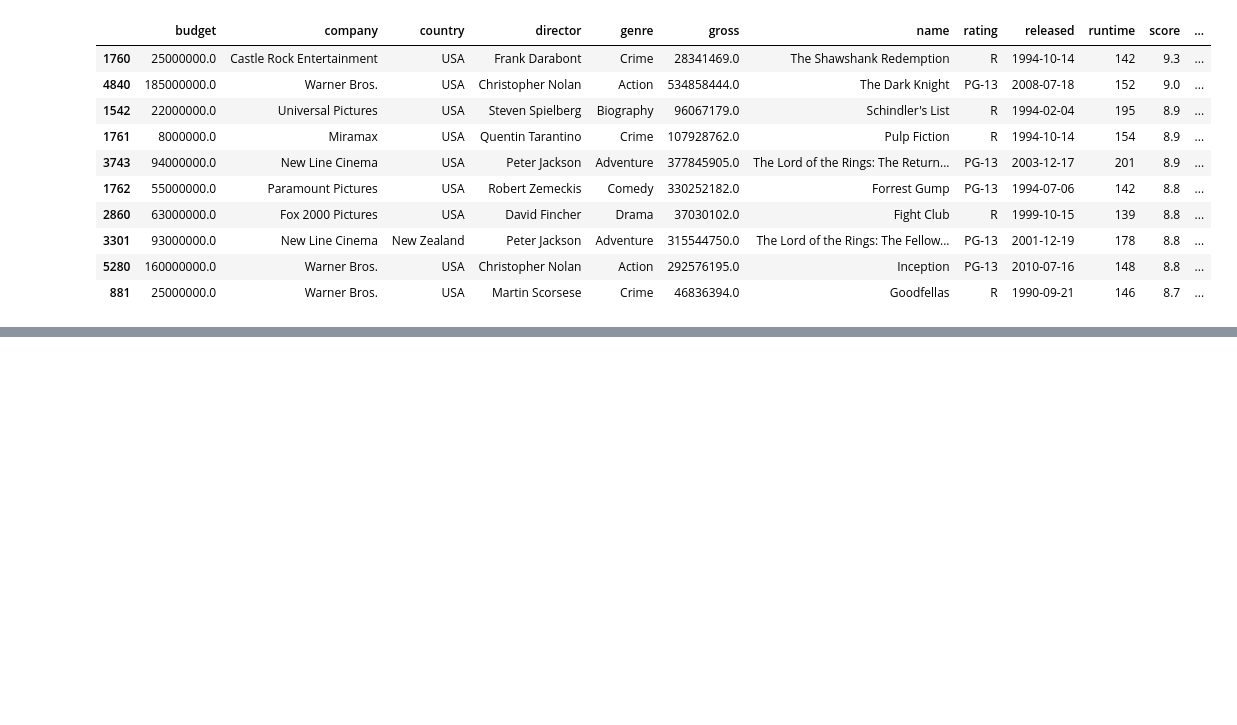
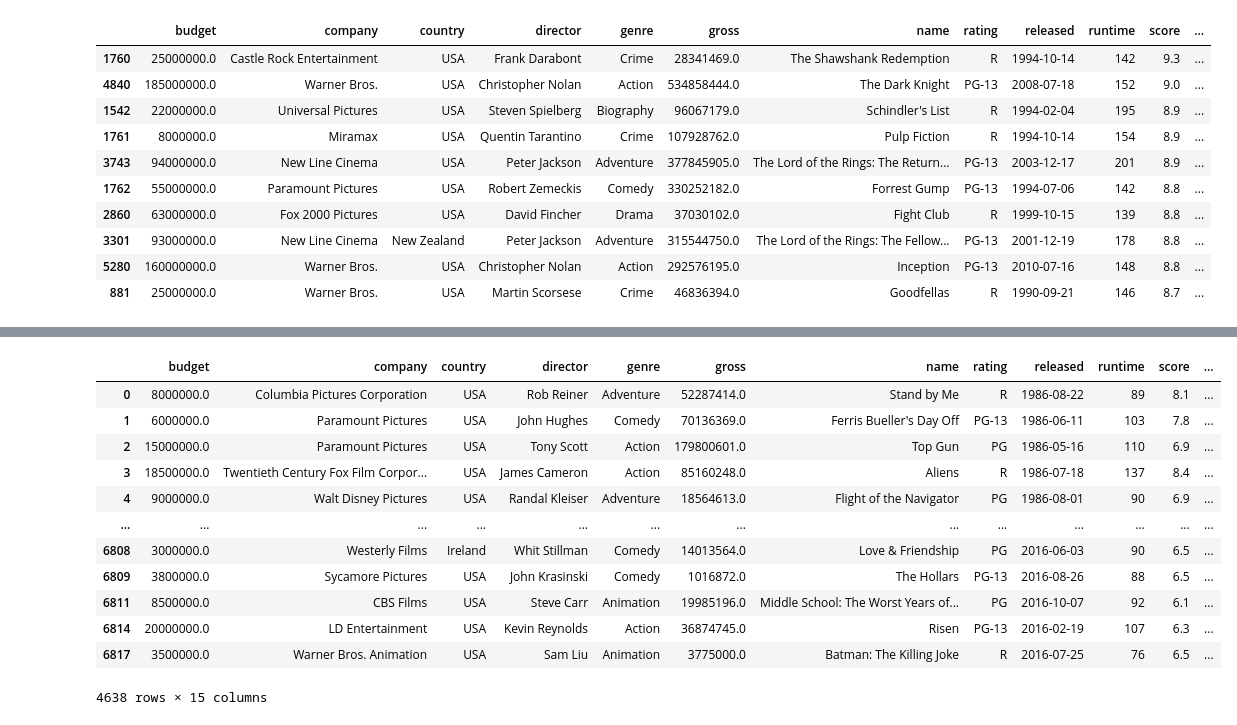
Before and after one commit to javiermingo/hello-world, a Jupyter notebook: Untitled0.ipynb, the cells around one changed output, grey strips where cells are left out. Cells and saved outputs as stored; diff of their text form; code cells hidden in the pictures; blank space fills up the shorter version.

```diff
--- a/Untitled0.ipynb
+++ b/Untitled0.ipynb
@@ -122,3 +124,6 @@ alt.Chart(source).mark_bar().encode(
 )
 # %% [output]
 [interactive output not drawn]
+# %%
+!wget https://raw.githubusercontent.com/Exploratorio-DCC-PUC/Syllabus/master/Tareas/Tarea%20Grande%201/movies.csv
+datos = pd.read_csv("movies.csv", encoding="latin-1")
@@ -199,0 +191,19 @@ alt.Chart(hola).mark_bar().encode(
+# %%
+df = datos
+indexNames = df[ df['budget'] == 0 ].index #encuentra los indices que cumplen
+df.drop(indexNames , inplace=True) #borra los indices del datafram
+df
+# %% [output]
+|  | budget | company | country | director | genre | gross | name | rating | released | runtime | score | ... |
+| 0 | 8000000.0 | Columbia Pictures Corporation | USA | Rob Reiner | Adventure | 52287414.0 | Stand by Me | R | 1986-08-22 | 89 | 8.1 | ... |
+| 1 | 6000000.0 | Paramount Pictures | USA | John Hughes | Comedy | 70136369.0 | Ferris Bueller's Day Off | PG-13 | 1986-06-11 | 103 | 7.8 | ... |
+| 2 | 15000000.0 | Paramount Pictures | USA | Tony Scott | Action | 179800601.0 | Top Gun | PG | 1986-05-16 | 110 | 6.9 | ... |
+| 3 | 18500000.0 | Twentieth Century Fox Film Corpor... | USA | James Cameron | Action | 85160248.0 | Aliens | R | 1986-07-18 | 137 | 8.4 | ... |
+| 4 | 9000000.0 | Walt Disney Pictures | USA | Randal Kleiser | Adventure | 18564613.0 | Flight of the Navigator | PG | 1986-08-01 | 90 | 6.9 | ... |
+| ... | ... | ... | ... | ... | ... | ... | ... | ... | ... | ... | ... | ... |
+| 6808 | 3000000.0 | Westerly Films | Ireland | Whit Stillman | Comedy | 14013564.0 | Love & Friendship | PG | 2016-06-03 | 90 | 6.5 | ... |
+| 6809 | 3800000.0 | Sycamore Pictures | USA | John Krasinski | Comedy | 1016872.0 | The Hollars | PG-13 | 2016-08-26 | 88 | 6.5 | ... |
+| 6811 | 8500000.0 | CBS Films | USA | Steve Carr | Animation | 19985196.0 | Middle School: The Worst Years of... | PG | 2016-10-07 | 92 | 6.1 | ... |
+| 6814 | 20000000.0 | LD Entertainment | USA | Kevin Reynolds | Action | 36874745.0 | Risen | PG-13 | 2016-02-19 | 107 | 6.3 | ... |
+| 6817 | 3500000.0 | Warner Bros. Animation | USA | Sam Liu | Animation | 3775000.0 | Batman: The Killing Joke | R | 2016-07-25 | 76 | 6.5 | ... |
+4638 rows × 15 columns
```
Also changed, not shown: parts of 24 cells of this notebook.
